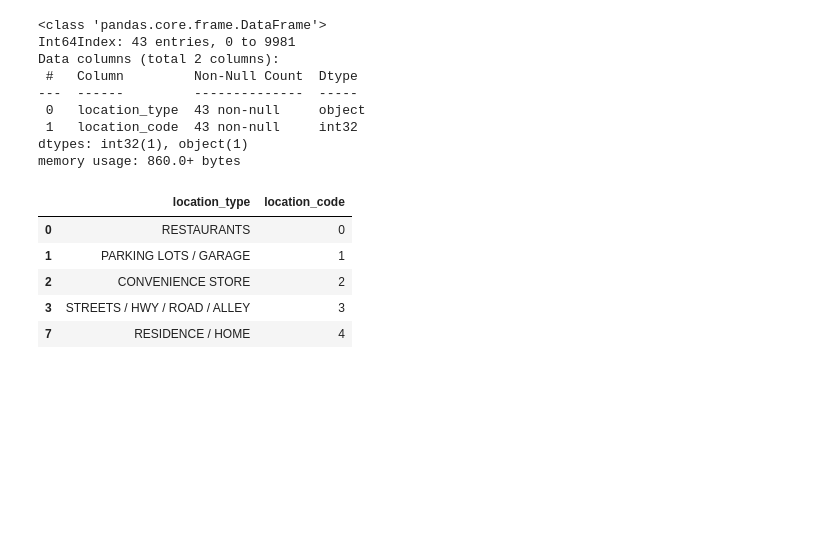
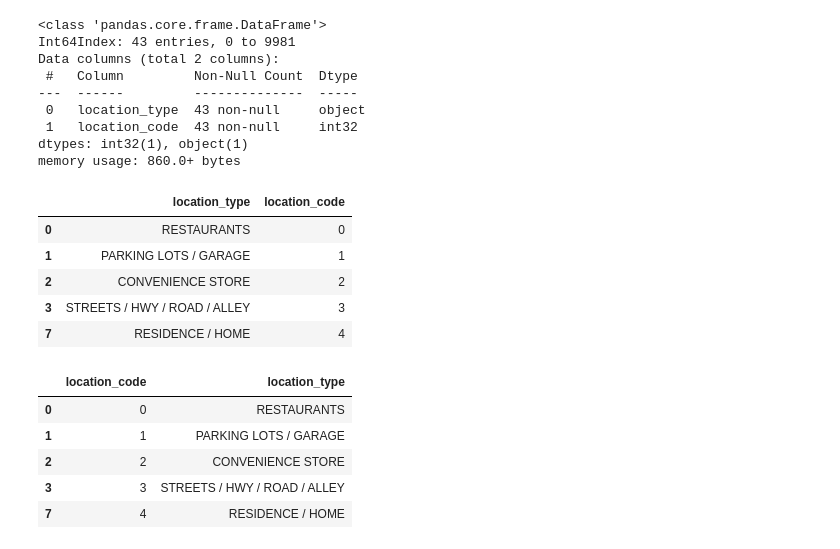
Before and after one commit to DonnieData/austin_crime_EDA, a Jupyter notebook: data_retrieval_transformation.ipynb, the cells around one changed output. Drawn from its saved outputs; the diff is of its cells as text; code cells hidden in the pictures; blank space fills up the shorter version.

```diff
--- a/data_retrieval_transformation.ipynb
+++ b/data_retrieval_transformation.ipynb
@@ -242,3 +238,14 @@ memory usage: 860.0+ bytes
 | 2 | CONVENIENCE STORE | 2 |
 | 3 | STREETS / HWY / ROAD / ALLEY | 3 |
 | 7 | RESIDENCE / HOME | 4 |
+# %%
+# rearange dataframe
+location_df = location_df[['location_code','location_type']]
+location_df.head()
+# %% [output]
+|  | location_code | location_type |
+| 0 | 0 | RESTAURANTS |
+| 1 | 1 | PARKING LOTS / GARAGE |
+| 2 | 2 | CONVENIENCE STORE |
+| 3 | 3 | STREETS / HWY / ROAD / ALLEY |
+| 7 | 4 | RESIDENCE / HOME |
```
Also changed, not shown: parts of 9 cells of this notebook.
